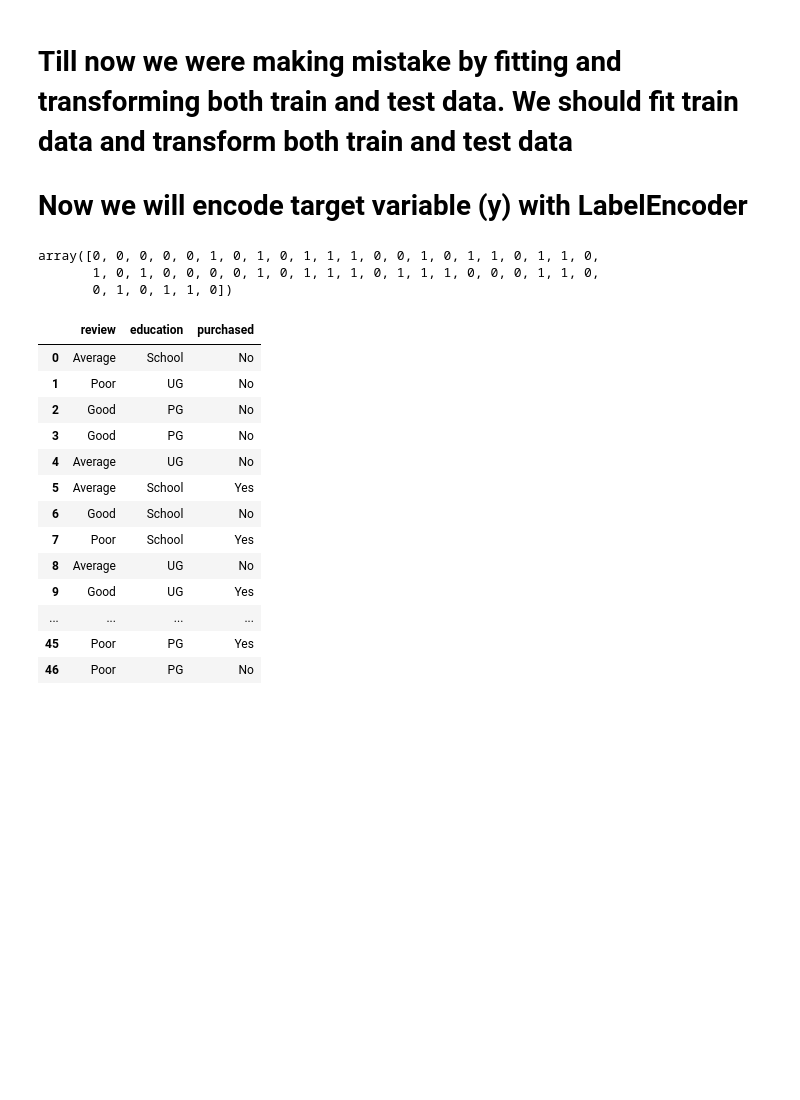
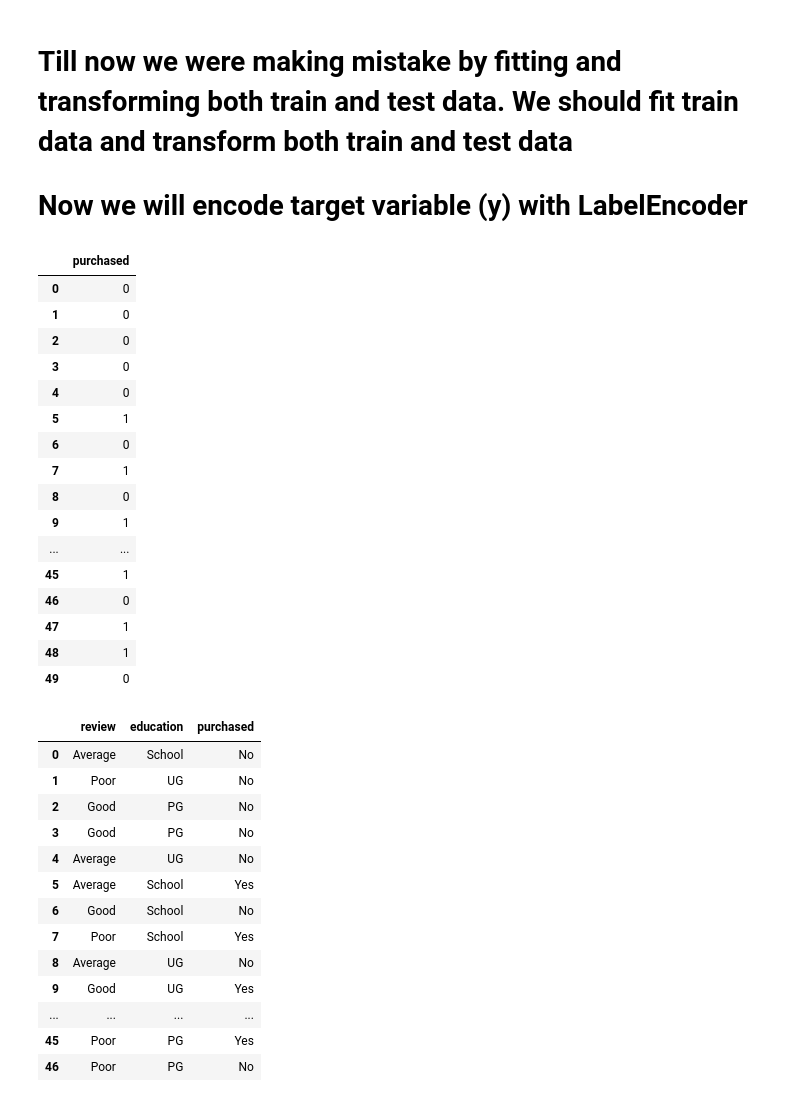
Before and after one commit to Nik-bos/Self_Practice, a Jupyter notebook: Machine Learning/26 Day 26 - Encoding Categorical data (Ordinal Encoding)/01 Encoding categorical data(Ordinal encoding).ipynb, the cells around one changed output. Saved outputs shown, nothing was run; the diff lists cells and outputs as text; code cells hidden in the pictures; blank space fills up the shorter version.

```diff
--- a/Machine Learning/26 Day 26 - Encoding Categorical data (Ordinal Encoding)/01 Encoding categorical data(Ordinal encoding).ipynb
+++ b/Machine Learning/26 Day 26 - Encoding Categorical data (Ordinal Encoding)/01 Encoding categorical data(Ordinal encoding).ipynb
@@ -132,11 +135,28 @@ oe.categories_
 from sklearn.preprocessing import LabelEncoder
 # %%
 le = LabelEncoder()
-le.fit_transform(y)    # Here it gives the numeric value alphabetically.
+purchased = le.fit_transform(y)    # Here it encodes the numeric values alphabetically.
+
+y_df = pd.DataFrame(purchased, columns=['purchased'])
+y_df
 # %% [output]
-array([0, 0, 0, 0, 0, 1, 0, 1, 0, 1, 1, 1, 0, 0, 1, 0, 1, 1, 0, 1, 1, 0,
-       1, 0, 1, 0, 0, 0, 0, 1, 0, 1, 1, 1, 0, 1, 1, 1, 0, 0, 0, 1, 1, 0,
-       0, 1, 0, 1, 1, 0])
+|  | purchased |
+| 0 | 0 |
+| 1 | 0 |
+| 2 | 0 |
+| 3 | 0 |
+| 4 | 0 |
+| 5 | 1 |
+| 6 | 0 |
+| 7 | 1 |
+| 8 | 0 |
+| 9 | 1 |
+| ... | ... |
+| 45 | 1 |
+| 46 | 0 |
+| 47 | 1 |
+| 48 | 1 |
+| 49 | 0 |
 # %%
 df
 # %% [output]
```
Also changed, not shown: parts of 6 cells of this notebook, 45 other files.
